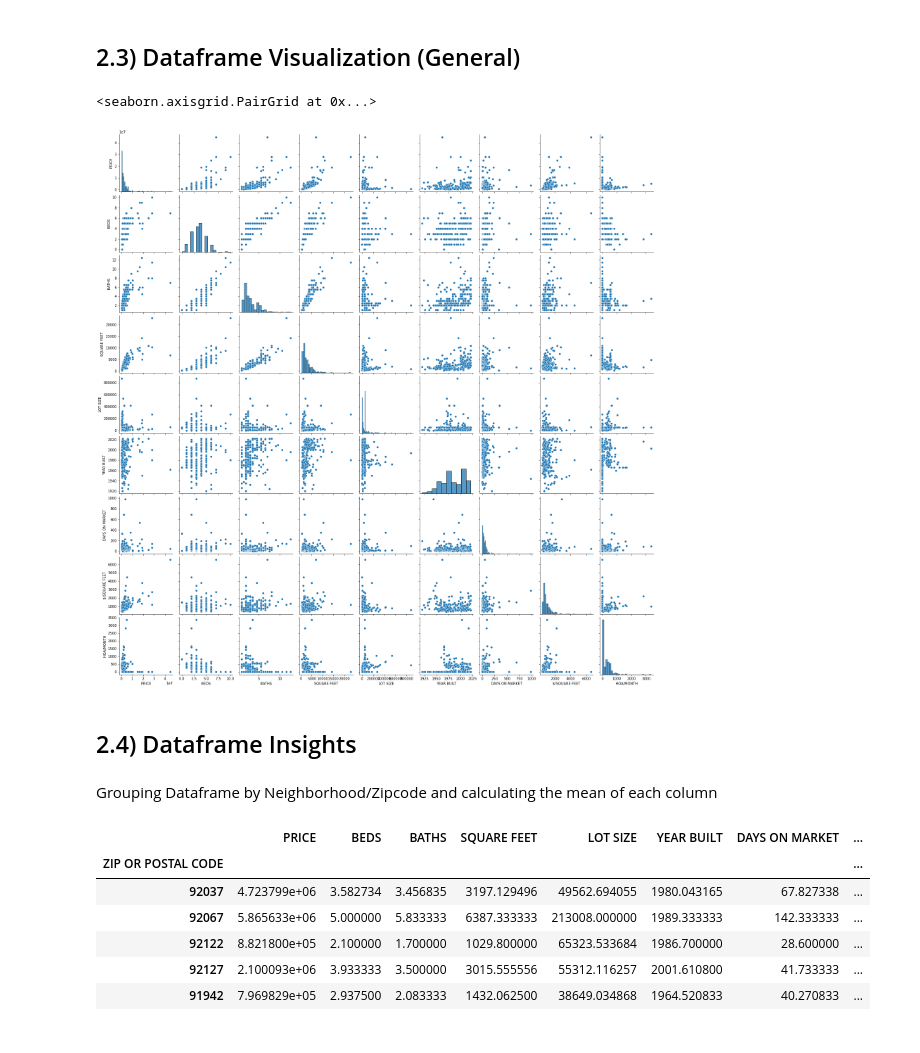
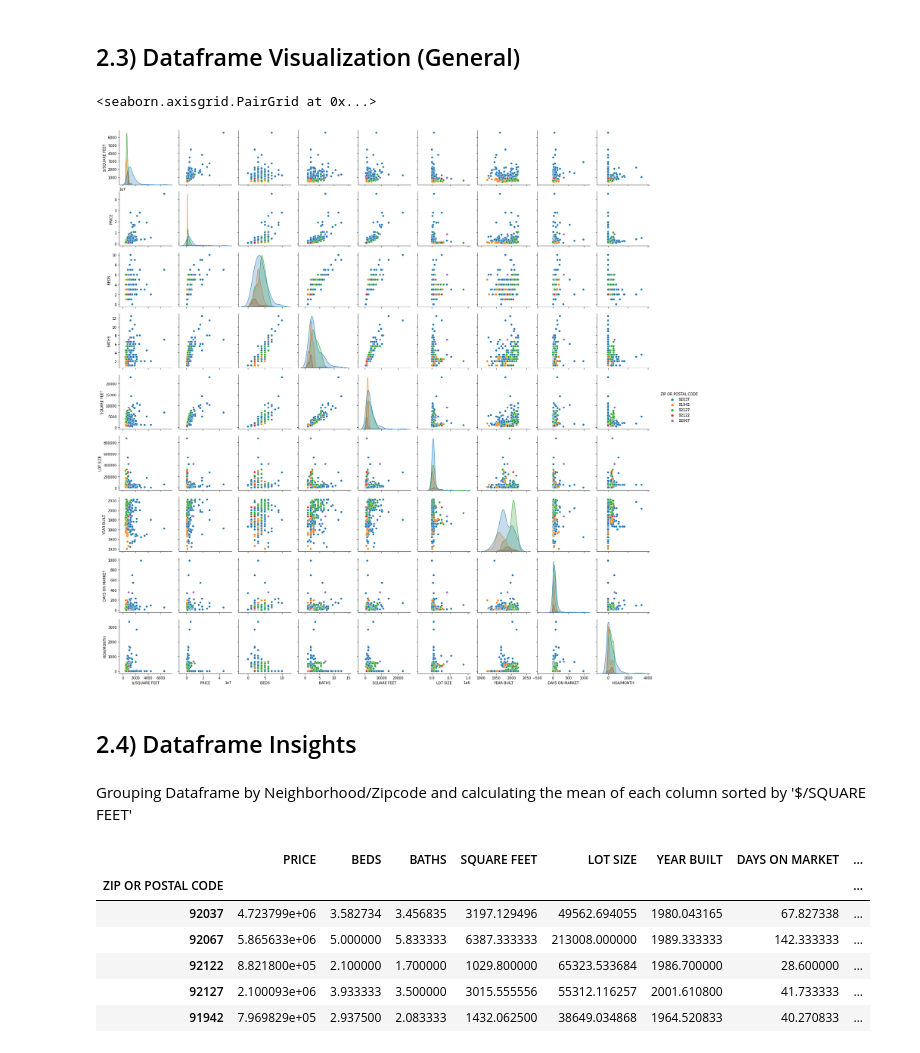
Before and after one commit to tmcgirr/Regression-Model-AAI-500-Project, a Jupyter notebook: Multiple_Linear_Model.ipynb, the cells around one changed output. Saved outputs shown, nothing was run; the diff lists cells and outputs as text; code cells hidden in the pictures.

```diff
--- a/Multiple_Linear_Model.ipynb
+++ b/Multiple_Linear_Model.ipynb
@@ -150,14 +157,14 @@ df_mod.describe()
 | max | 4.500000e+07 | 10.000000 | 12.500000 | 22897.000000 | 872630.000000 | 2022.000000 | 982.000000 | 6585.000000 | ... |
 # %% [markdown]
 ## 2.3) Dataframe Visualization (General)
-# %%
-sns.pairplot(df_mod)
-# %% [output]
-<seaborn.axisgrid.PairGrid at 0x...>
-[figure, removed]
+# %%
+sns.pairplot(df_mod, vars=['$/SQUARE FEET',	'PRICE',	'BEDS',	'BATHS', 'SQUARE FEET',	'LOT SIZE',	'YEAR BUILT',	'DAYS ON MARKET',	'HOA/MONTH'], hue="ZIP OR POSTAL CODE")
+# %% [output]
+<seaborn.axisgrid.PairGrid at 0x...>
+[figure, added]
 # %% [markdown]
 ## 2.4) Dataframe Insights
 # %% [markdown]
-Grouping Dataframe by Neighborhood/Zipcode and calculating the mean of each column
+Grouping Dataframe by Neighborhood/Zipcode and calculating the mean of each column sorted by '$/SQUARE FEET'
 # %%
 # Group the dataframe by the "Zip or Postal Code" and display the mean of each group
```
Also changed, not shown: parts of 9 cells of this notebook.
